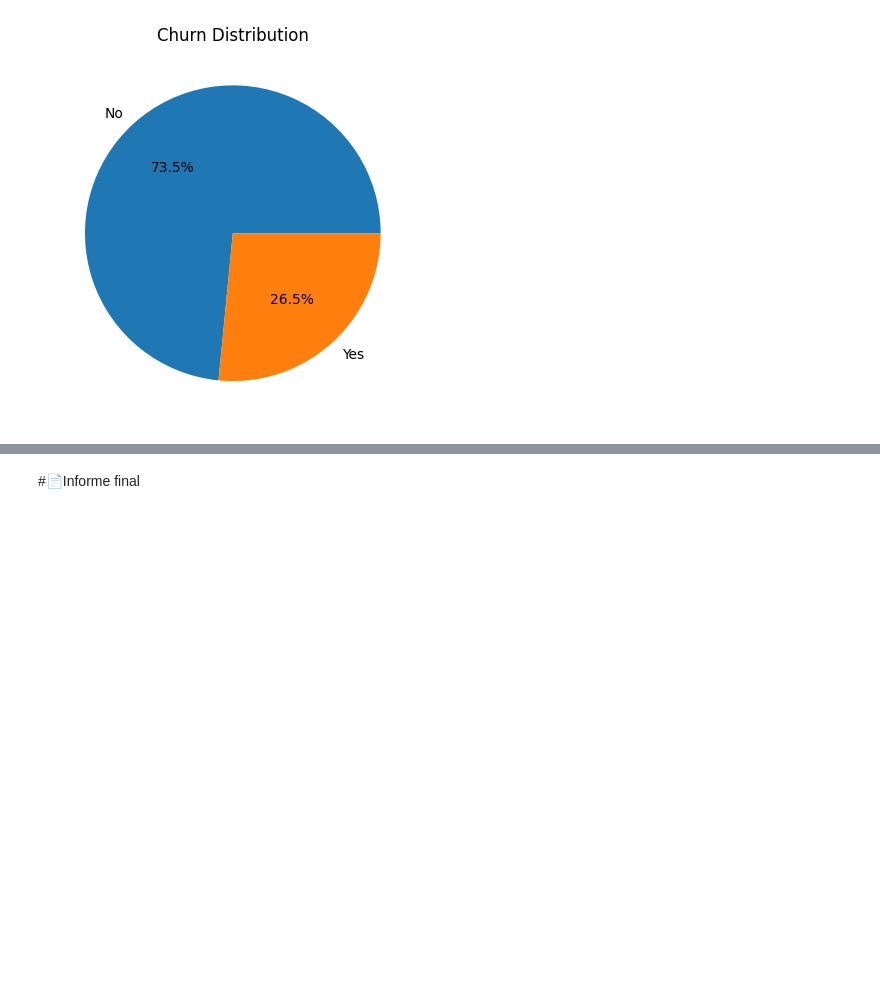
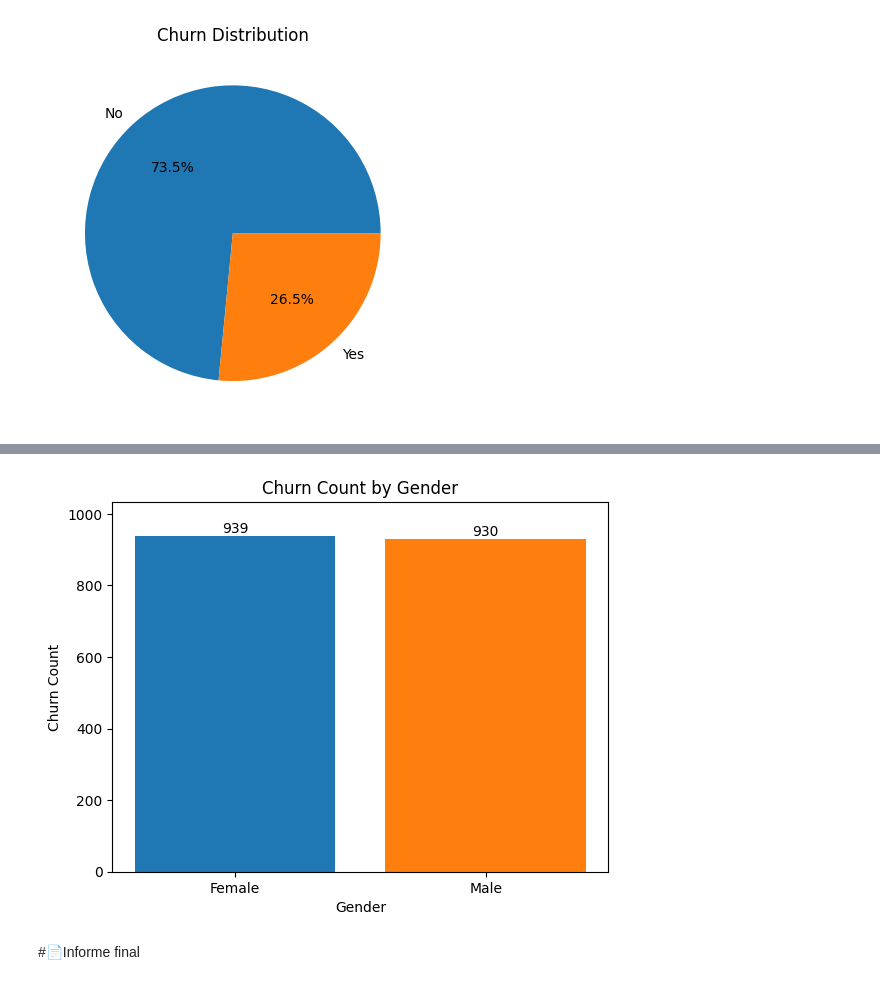
Before and after one commit to betuka1007/Ventas-de-cliente-Alura, a Jupyter notebook: TelecomX_LATAM.ipynb, the cells around one changed output, grey strips where cells are left out. Saved outputs shown, nothing was run; the diff lists cells and outputs as text; code cells hidden in the pictures; blank space fills up the shorter version.

```diff
--- a/TelecomX_LATAM.ipynb
+++ b/TelecomX_LATAM.ipynb
@@ -441,0 +460,2 @@ plt.show()
+# %%
+churn_genre = pd_telecomm[pd_telecomm['Churn'] == 'Yes'].groupby(['gender'])['Churn'].count()
@@ -442,2 +474,22 @@ plt.show()
+# %%
+plt.bar(churn_genre.index, churn_genre.values,
+        color=['#1f77b4', '#ff7f0e'])
+
+# Agregar los valores numéricos encima de cada barra
+for index, value in enumerate(churn_genre.values):
+    plt.text(index, value + 0.5,  # Posición del texto (x, y)
+             str(value),          # Texto a mostrar (convertimos el valor a string)
+             ha='center',         # Alineación horizontal centrada
+             va='bottom')         # Alineación vertical en la parte inferior
+
+# Personalización adicional
+plt.xlabel('Gender')
+plt.ylabel('Churn Count')
+plt.title('Churn Count by Gender')
+plt.ylim(0, max(churn_genre.values) * 1.1)  # Ajustar el límite superior del eje Y
+
+plt.show()
+# %% [output]
+[figure, added]
 # %% [markdown]
 #📄Informe final
```
Also changed, not shown: parts of 5 cells of this notebook.
